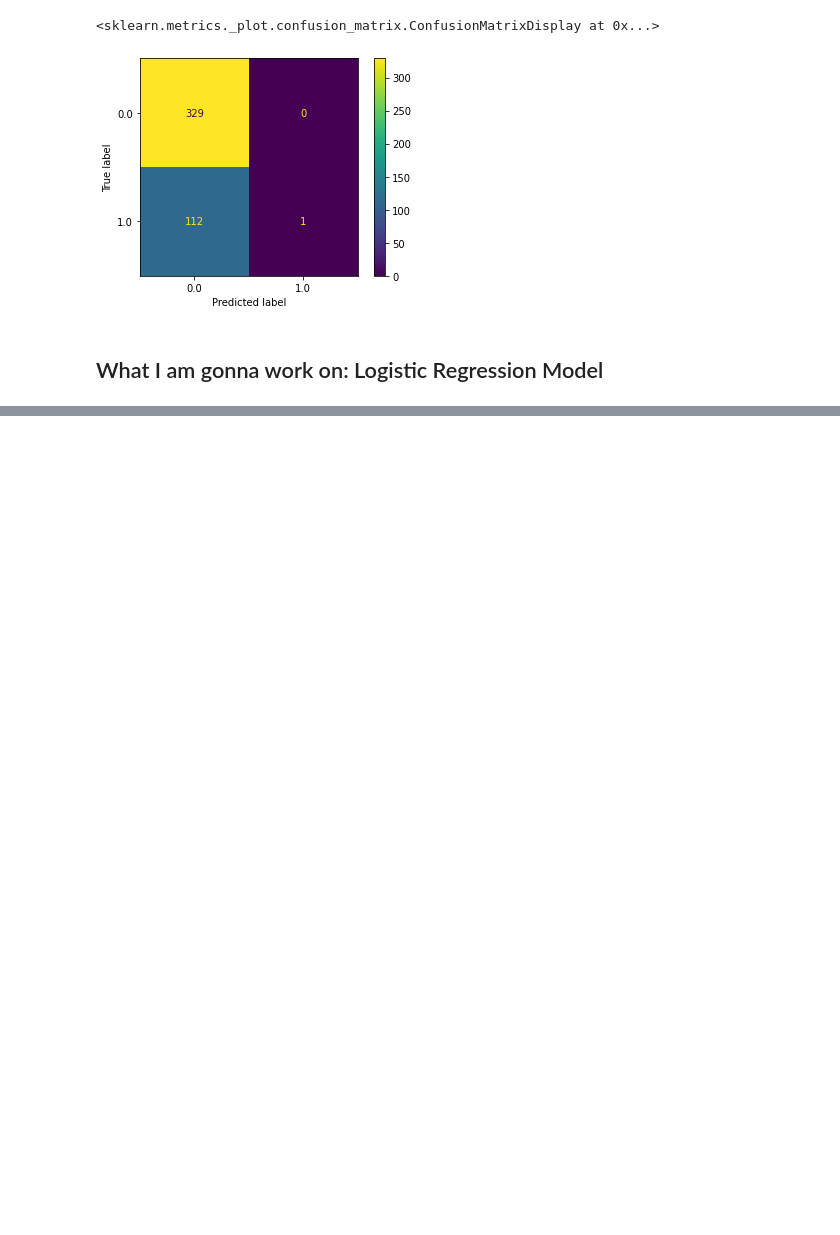
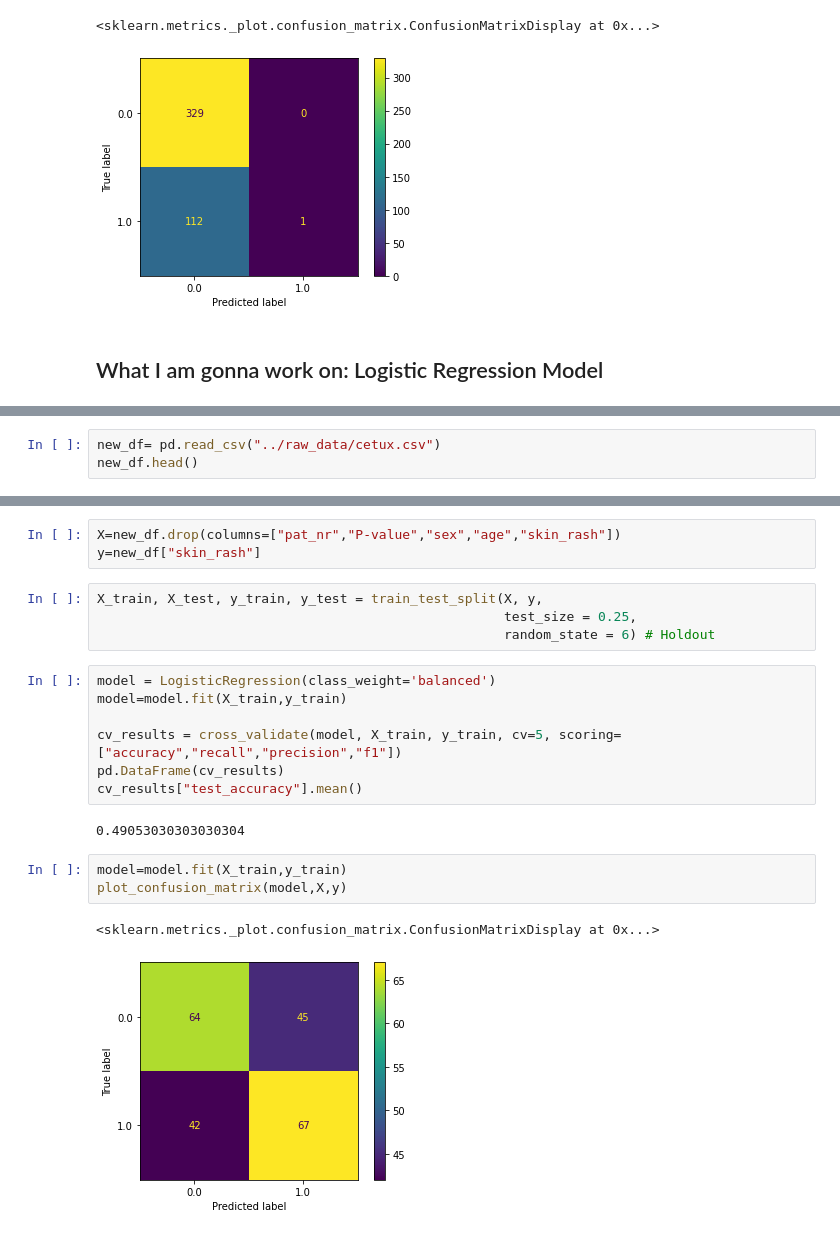
Before and after one commit to HeikeModest/Med_Data_Analysis, a Jupyter notebook: notebooks/supervised_LC_1.ipynb, the cells around one changed output, grey strips where cells are left out. Cells and saved outputs as stored; diff of their text form; blank space fills up the shorter version.

```diff
--- a/notebooks/supervised_LC_1.ipynb
+++ b/notebooks/supervised_LC_1.ipynb
@@ -267,0 +260,3 @@ convergence after 30 epochs took 0 seconds
+# %%
+new_df= pd.read_csv("../raw_data/cetux.csv")
+new_df.head()
@@ -267,0 +271,22 @@ convergence after 30 epochs took 0 seconds
+# %%
+X=new_df.drop(columns=["pat_nr","P-value","sex","age","skin_rash"])
+y=new_df["skin_rash"]
+# %%
+X_train, X_test, y_train, y_test = train_test_split(X, y,
+                                                    test_size = 0.25,
+                                                    random_state = 6) # Holdout
+# %%
+model = LogisticRegression(class_weight='balanced')
+model=model.fit(X_train,y_train)
+
+cv_results = cross_validate(model, X_train, y_train, cv=5, scoring=["accuracy","recall","precision","f1"])
+pd.DataFrame(cv_results)
+cv_results["test_accuracy"].mean()
+# %% [output]
+0.49053030303030304
+# %%
+model=model.fit(X_train,y_train)
+plot_confusion_matrix(model,X,y)
+# %% [output]
+<sklearn.metrics._plot.confusion_matrix.ConfusionMatrixDisplay at 0x...>
+[figure, added]
```
Also changed, not shown: parts of 19 cells of this notebook, 2 other files.
